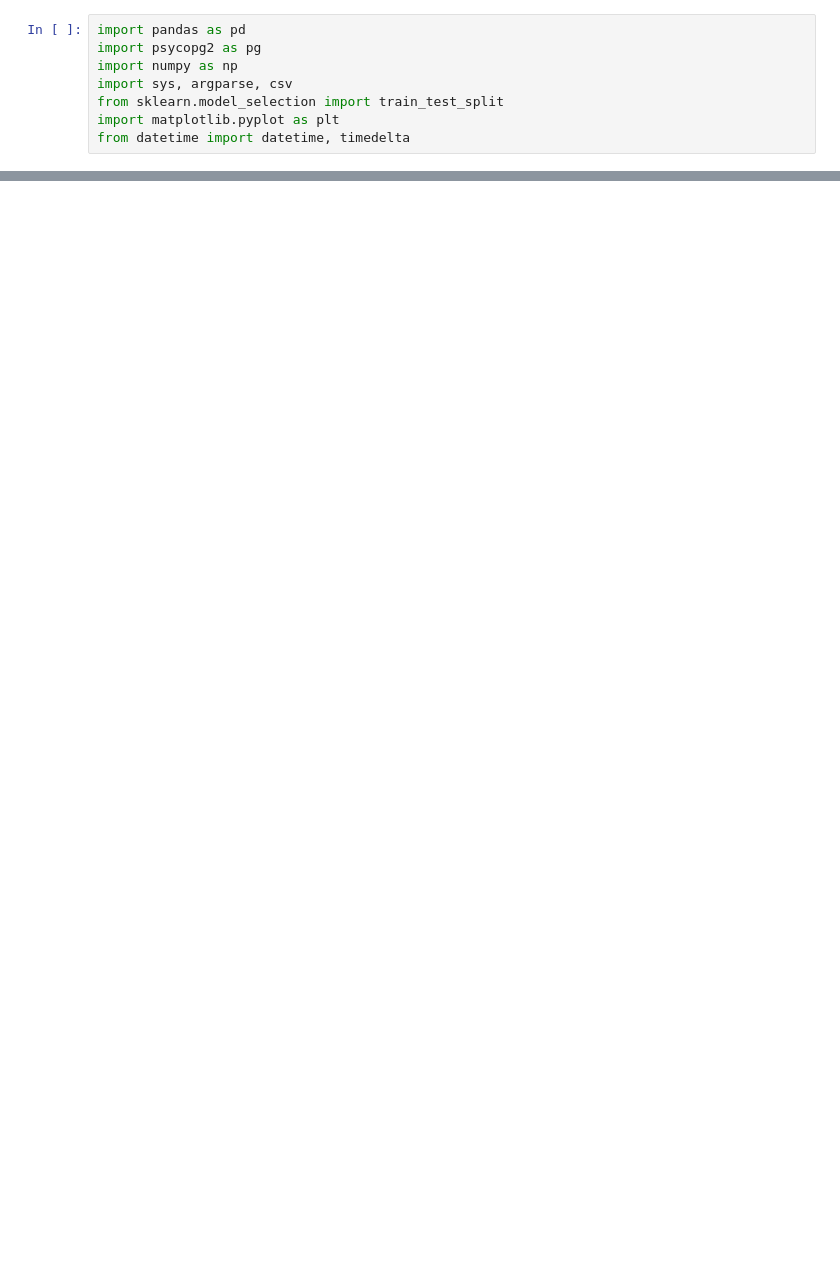
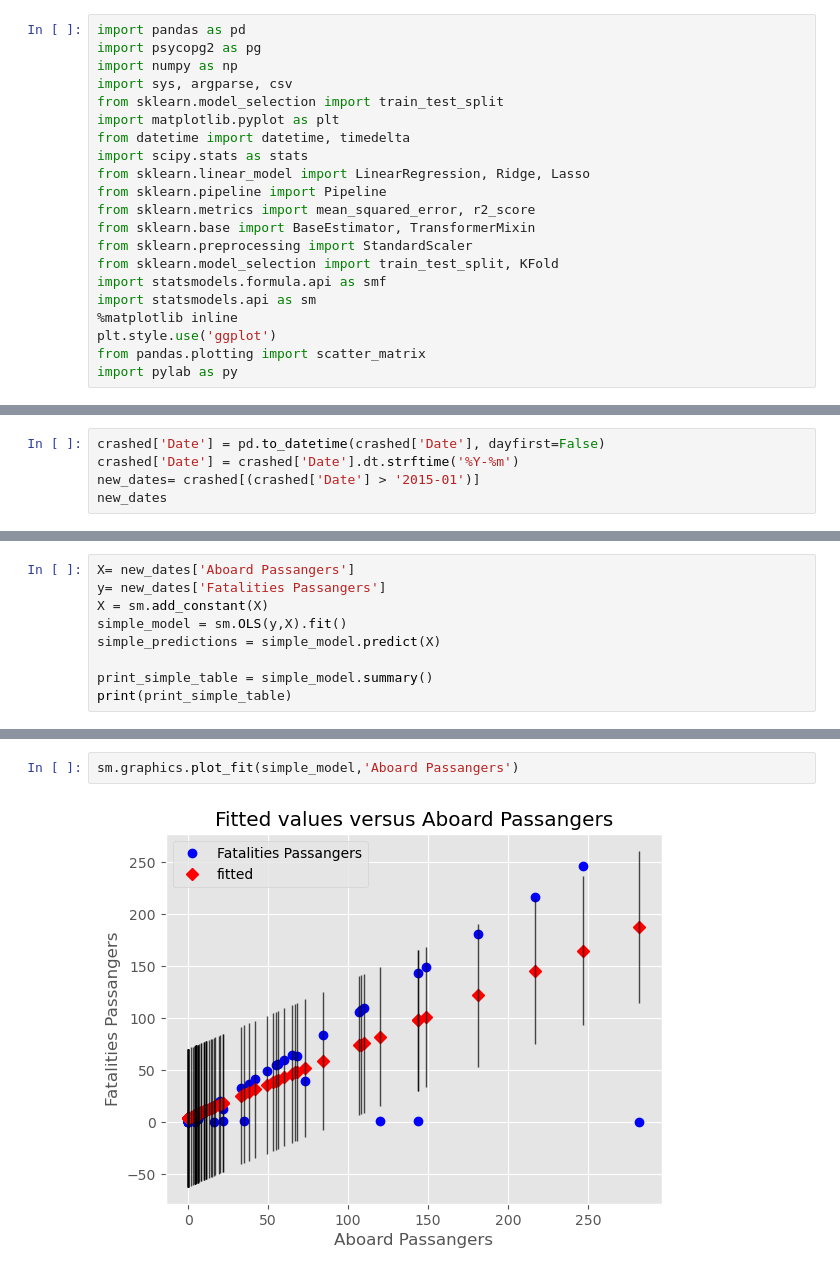
Before and after one commit to chrislee137/aircraft_fatlities, a Jupyter notebook: Notebook/fatalities.ipynb, the cells around one changed output, grey strips where cells are left out. Cells and saved outputs as stored; diff of their text form; blank space fills up the shorter version.

```diff
--- a/Notebook/fatalities.ipynb
+++ b/Notebook/fatalities.ipynb
@@ -6,3 +8,16 @@ import sys, argparse, csv
 from sklearn.model_selection import train_test_split
 import matplotlib.pyplot as plt
 from datetime import datetime, timedelta
+import scipy.stats as stats
+from sklearn.linear_model import LinearRegression, Ridge, Lasso
+from sklearn.pipeline import Pipeline
+from sklearn.metrics import mean_squared_error, r2_score
+from sklearn.base import BaseEstimator, TransformerMixin
+from sklearn.preprocessing import StandardScaler
+from sklearn.model_selection import train_test_split, KFold
+import statsmodels.formula.api as smf
+import statsmodels.api as sm
+%matplotlib inline
+plt.style.use('ggplot')
+from pandas.plotting import scatter_matrix
+import pylab as py
@@ -12,0 +85,5 @@ FileNotFoundError: [Errno 2] No such file or directory: 'data\\Airplane_Crashes_
+# %%
+crashed['Date'] = pd.to_datetime(crashed['Date'], dayfirst=False)
+crashed['Date'] = crashed['Date'].dt.strftime('%Y-%m')
+new_dates= crashed[(crashed['Date'] > '2015-01')]
+new_dates
@@ -12,0 +106,9 @@ FileNotFoundError: [Errno 2] No such file or directory: 'data\\Airplane_Crashes_
+# %%
+X= new_dates['Aboard Passangers']
+y= new_dates['Fatalities Passangers']
+X = sm.add_constant(X)
+simple_model = sm.OLS(y,X).fit()
+simple_predictions = simple_model.predict(X)
+
+print_simple_table = simple_model.summary()
+print(print_simple_table)
@@ -12,0 +135,4 @@ FileNotFoundError: [Errno 2] No such file or directory: 'data\\Airplane_Crashes_
+# %%
+sm.graphics.plot_fit(simple_model,'Aboard Passangers')
+# %% [output]
+[figure, added]
```
Also changed, not shown: parts of 17 cells of this notebook, 1 other file.
